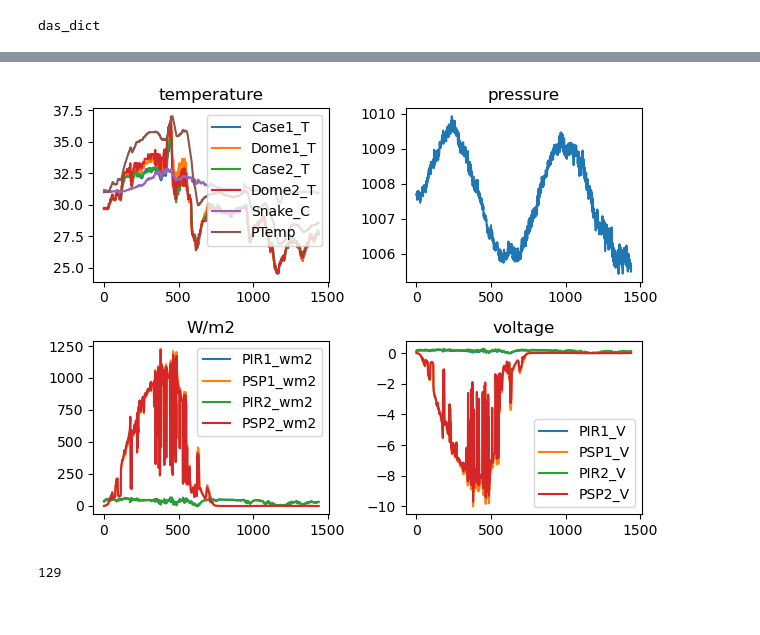
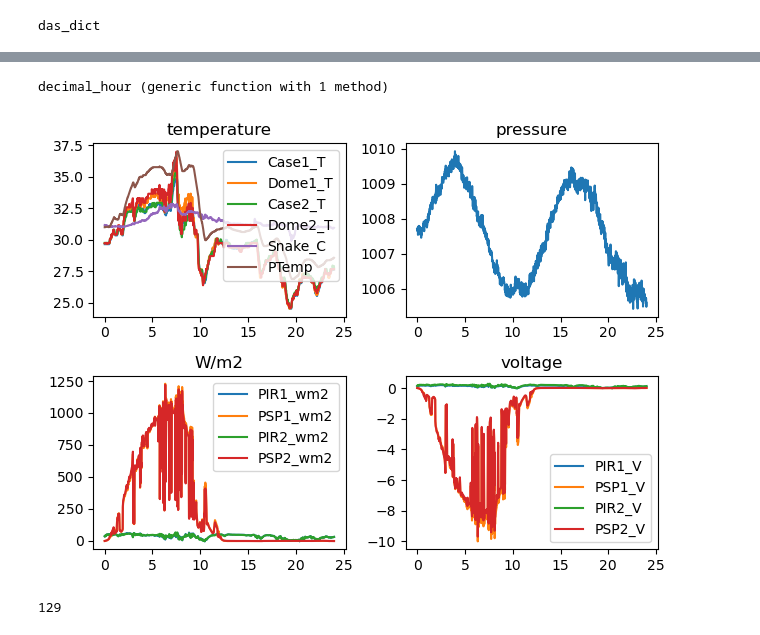
Before and after one commit to deszoeke/ASTRAL-mast, a Jupyter notebook: met.ipynb, the cells around one changed output, grey strips where cells are left out. Cells and saved outputs as stored; diff of their text form; code cells hidden in the pictures.

```diff
--- a/met.ipynb
+++ b/met.ipynb
@@ -113,9 +113,9 @@ function read_das_data(pathfilename;
 
     # find hour from the filename
     shortfilename = last(splitpath(pathfilename))
-    ddd = shortfilename[6:8]
+    ddd = shortfilename[end-12:end-10]
     basedt = Date(baseyear-1,12,31) + Day(yday(ddd))
-    hr = parse(Int32, shortfilename[end-10:end-9])
+    hr = parse(Int32, shortfilename[end-9:end-8])
     psldt = psldatetime.(basedt, hr, psltime)
     return psldt, X
 end
@@ -256,3 +255,16 @@ tight_layout()
+# %%
+function decimal_hour(dt::DateTime)::Float64
+    hour = Dates.hour(dt)
+    minute = Dates.minute(dt)
+    second = Dates.second(dt)
+    millisecond = Dates.millisecond(dt)
+
+    # Calculate the decimal hour
+    decimal_hour = hour + minute / 60 + second / 3600 + millisecond / 3600000
+    return decimal_hour
+end
+# %% [output]
+decimal_hour (generic function with 1 method)
 # %%
 # read and plot an example day
 
@@ -267,39 +279,40 @@ Me2day = read_das_dict(pathfilenames, me2keys)
 Vkey = filter(x -> endswith(String(x), "_V")    , me2keys)
 Tkey = filter(x -> endswith(String(x), r"_T|_C"), me2keys)
 Wkey = filter(x -> endswith(String(x), "_wm2"  ), me2keys)
 
+dh = decimal_hour.(Me2day[:time])
 # quick plot 1 day
 clf()
 subplot(2,2,1)
 for k in Tkey
-    plot(m2n.(Me2day[k]))
+    plot(m2n.(dh), m2n.(Me2day[k]))
 end
-plot(m2n.(Me2day[:PTemp]))
+plot(m2n.(dh), m2n.(Me2day[:PTemp]))
 title("temperature")
 legend((String.(Tkey)..., "PTemp"))
 
 subplot(2,2,2)
-plot(m2n.(Me2day[:BP_hpa]))
+plot(m2n.(dh), m2n.(Me2day[:BP_hpa]))
 title("pressure")
 # legend("BP_hpa")
 
 subplot(2,2,3)
 for k in Wkey
-    plot(m2n.(Me2day[k]))
+    plot(m2n.(dh), m2n.(Me2day[k]))
 end
 title("W/m2")
 legend((String.(Wkey)))
 
 subplot(2,2,4)
 for k in Vkey
-    plot(m2n.(Me2day[k]))
+    plot(m2n.(dh), m2n.(Me2day[k]))
 end
 title("voltage")
 legend((String.(Vkey)))
 
 tight_layout()
 # %% [output]
-[figure, old version]
+[figure, new version]
 # %%
 yday(dt)
 # %% [output]
```
Also changed, not shown: parts of 1 cell of this notebook, 1 other file.
